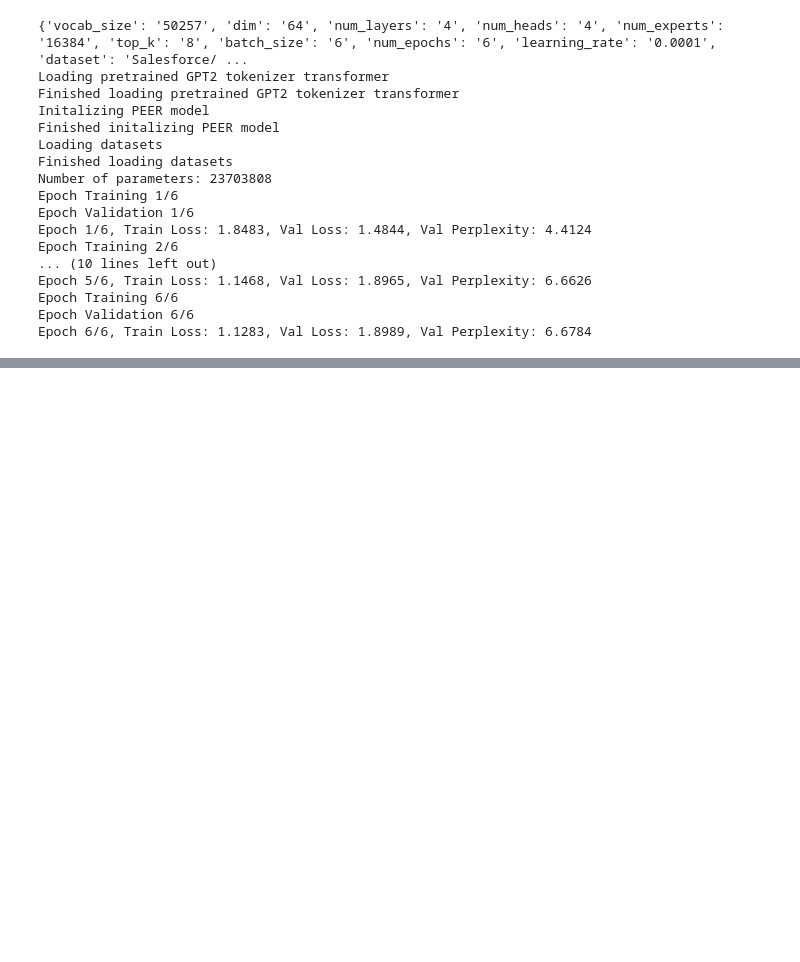
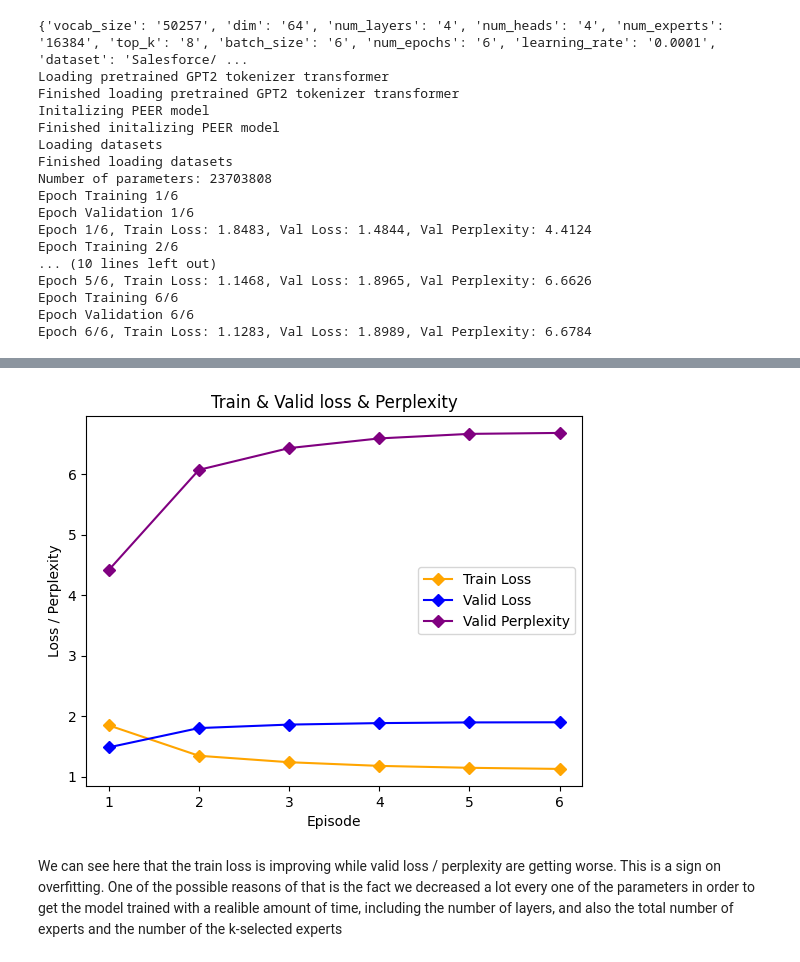
Before and after one commit to stavco9/moe-llm-presentation, a Jupyter notebook: presentation.ipynb, the cells around one changed output, grey strips where cells are left out. Cells and saved outputs as stored; diff of their text form; code cells hidden in the pictures; blank space fills up the shorter version.

Commit message:
fixed graph and added clear code sample

```diff
--- a/presentation.ipynb
+++ b/presentation.ipynb
@@ -800,0 +866,18 @@ for root, _, files in os.walk('plots'):
+# %%
+train_losses = np.array([1.8483, 1.3455, 1.2391, 1.1785, 1.1468, 1.1283])
+validation_losses = np.array([1.4844, 1.8030, 1.8606, 1.8852, 1.8965, 1.8989])
+validation_perplexity = np.array([4.4124, 6.0680, 6.4276, 6.5876, 6.6626, 6.6784])
+episodes = np.arange(1, num_epochs + 1)
+# %%
+plt.title("Train & Valid loss & Perplexity")
+plt.xlabel("Episode")
+plt.ylabel("Loss / Perplexity")
+plt.plot(episodes, train_losses, '-gD', color = "orange", label='Train Loss')
+plt.plot(episodes, validation_losses, '-gD', color = "blue", label='Valid Loss')
+plt.plot(episodes, validation_perplexity, '-gD', color = "purple", label='Valid Perplexity')
+plt.legend()
+plt.show()
+# %% [output]
+[figure, added]
+# %% [markdown]
+We can see here that the train loss is improving while valid loss / perplexity are getting worse. This is a sign on overfitting. One of the possible reasons of that is the fact we decreased a lot every one of the parameters in order to get the model trained with a realible amount of time, including the number of layers, and also the total number of experts and the number of the k-selected experts
```
Also changed, not shown: parts of 8 cells of this notebook.
